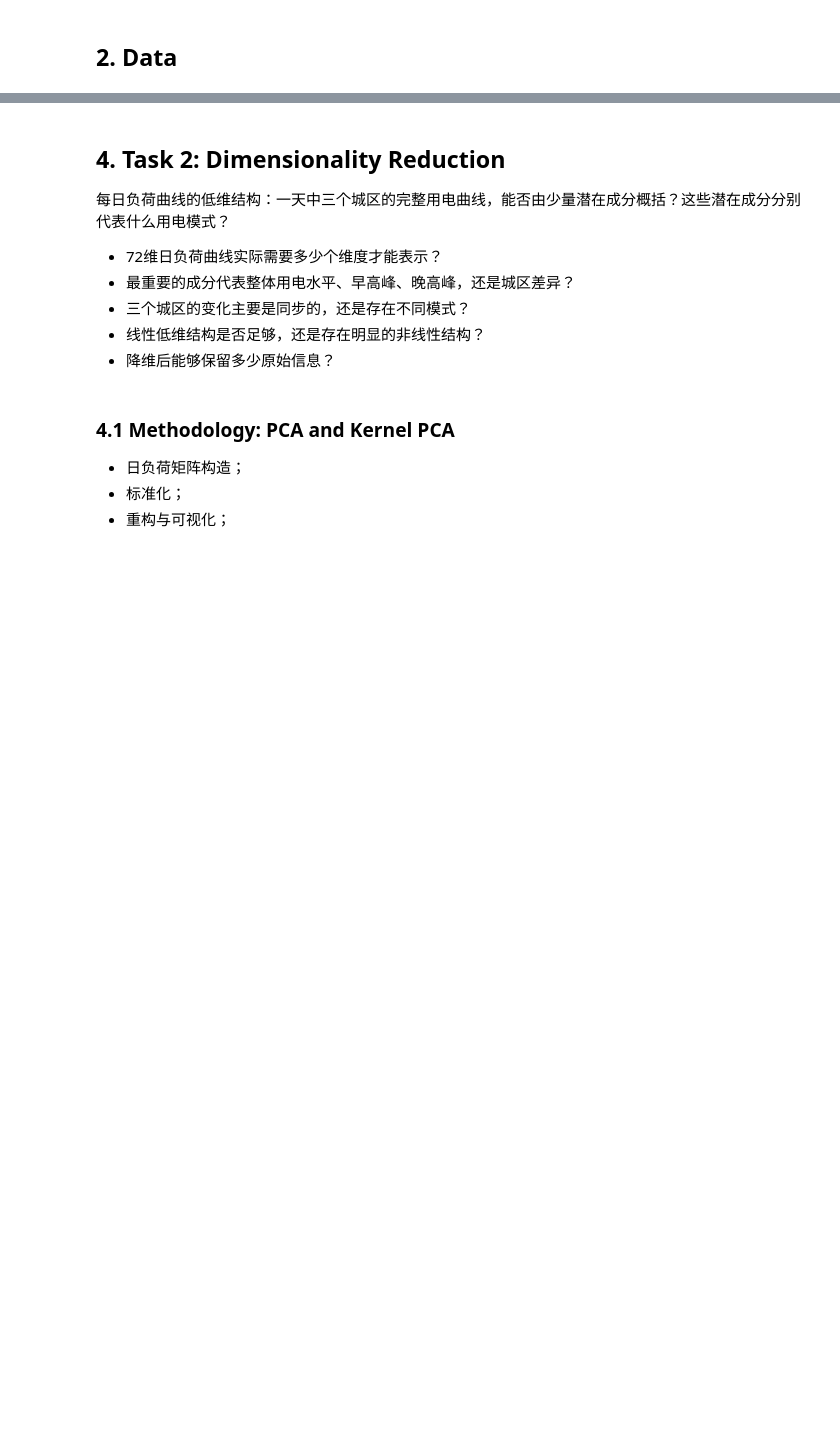
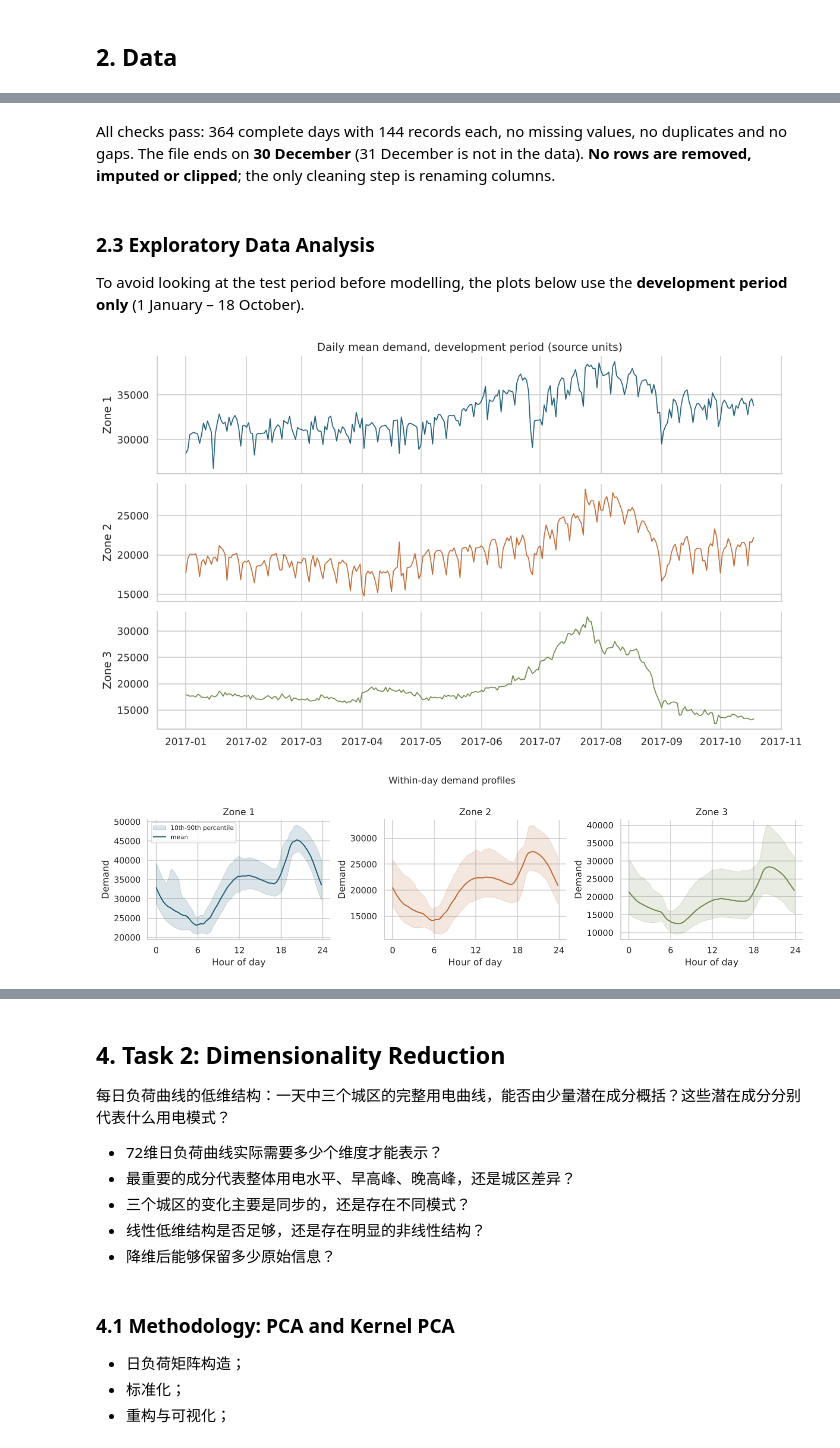
Before and after one commit to DSA5102-Final-Project-Group-8/Tetuan-City-Power-Consumption, a Jupyter notebook: DSA5102_Final_Project_Group8.ipynb, the cells around one changed output, grey strips where cells are left out. Drawn from its saved outputs; the diff is of its cells as text; code cells hidden in the pictures; blank space fills up the shorter version.

```diff
--- a/DSA5102_Final_Project_Group8.ipynb
+++ b/DSA5102_Final_Project_Group8.ipynb
@@ -20,7 +76,2 @@
 # %% [markdown]
 ## 2. Data
-# %%
-import pandas as pd
-data = pd.read_csv('data/Tetuan City power consumption.csv')
-# data link: https://archive.ics.uci.edu/dataset/849/power%2Bconsumption%2B
-data.head()
@@ -80,0 +204,5 @@ import seaborn as sns
+# %%
+data, checks = load_and_audit()
+development, holdout = split_data(data)
+data.head()
+# data link: https://archive.ics.uci.edu/dataset/849/power+consumption+of+tetouan+city
@@ -80,0 +275,31 @@ import seaborn as sns
+# %% [markdown]
+All checks pass: 364 complete days with 144 records each, no missing
+values, no duplicates and no gaps. The file ends on **30 December**
+(31 December is not in the data). **No rows are removed, imputed or
+clipped**; the only cleaning step is renaming columns.
+# %% [markdown]
+### 2.3 Exploratory Data Analysis
+To avoid looking at the test period before modelling, the plots below
+use the **development period only** (1 January – 18 October).
+# %%
+daily = development[TARGETS].resample("D").mean()
+fig, axes = plt.subplots(3, 1, figsize=(11, 6.5), sharex=True)
+for ax, zone, color in zip(axes, TARGETS, COLORS):
+    ax.plot(daily.index, daily[zone], color=color, lw=1.1)
+    ax.set_ylabel(LABELS[zone])
+axes[0].set_title("Daily mean demand, development period (source units)")
+plt.tight_layout(); plt.show()
+
+profiles = development[TARGETS].assign(hour=development.index.hour + development.index.minute / 60)
+fig, axes = plt.subplots(1, 3, figsize=(13, 3.5), sharex=True)
+for ax, zone, color in zip(axes, TARGETS, COLORS):
+    grouped = profiles.groupby("hour")[zone]
+    ax.fill_between(grouped.mean().index, grouped.quantile(.1), grouped.quantile(.9), color=color, alpha=.16,
+                    label="10th-90th percentile")
+    ax.plot(grouped.mean().index, grouped.mean(), color=color, label="mean")
+    ax.set(title=LABELS[zone], xlabel="Hour of day", ylabel="Demand", xticks=[0, 6, 12, 18, 24])
+axes[0].legend(fontsize=8)
+fig.suptitle("Within-day demand profiles", y=1.03); plt.tight_layout(); plt.show()
+# %% [output]
+[figure, added]
+[figure, added]
```
Also changed, not shown: parts of 58 cells of this notebook, 7 other files.
